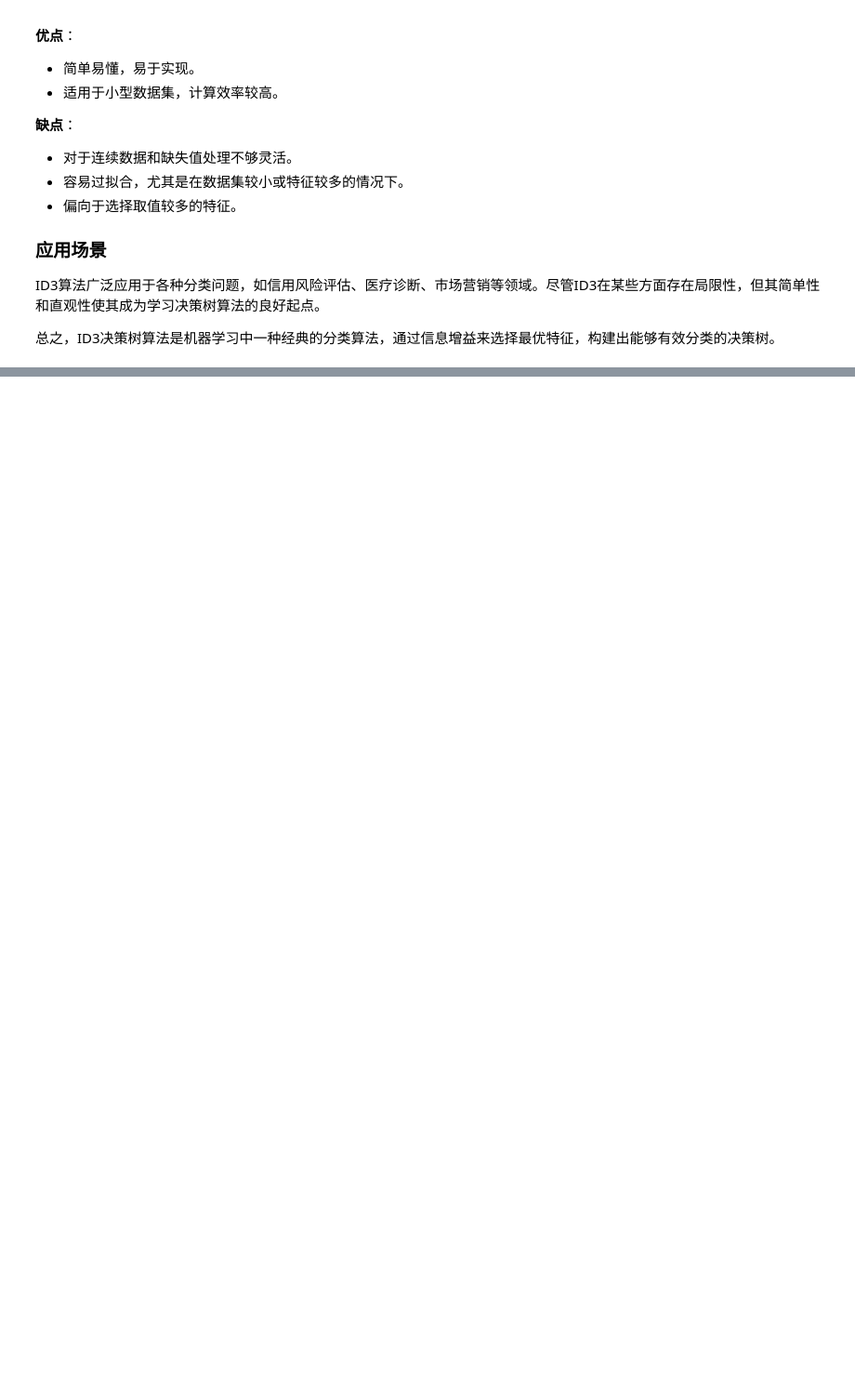
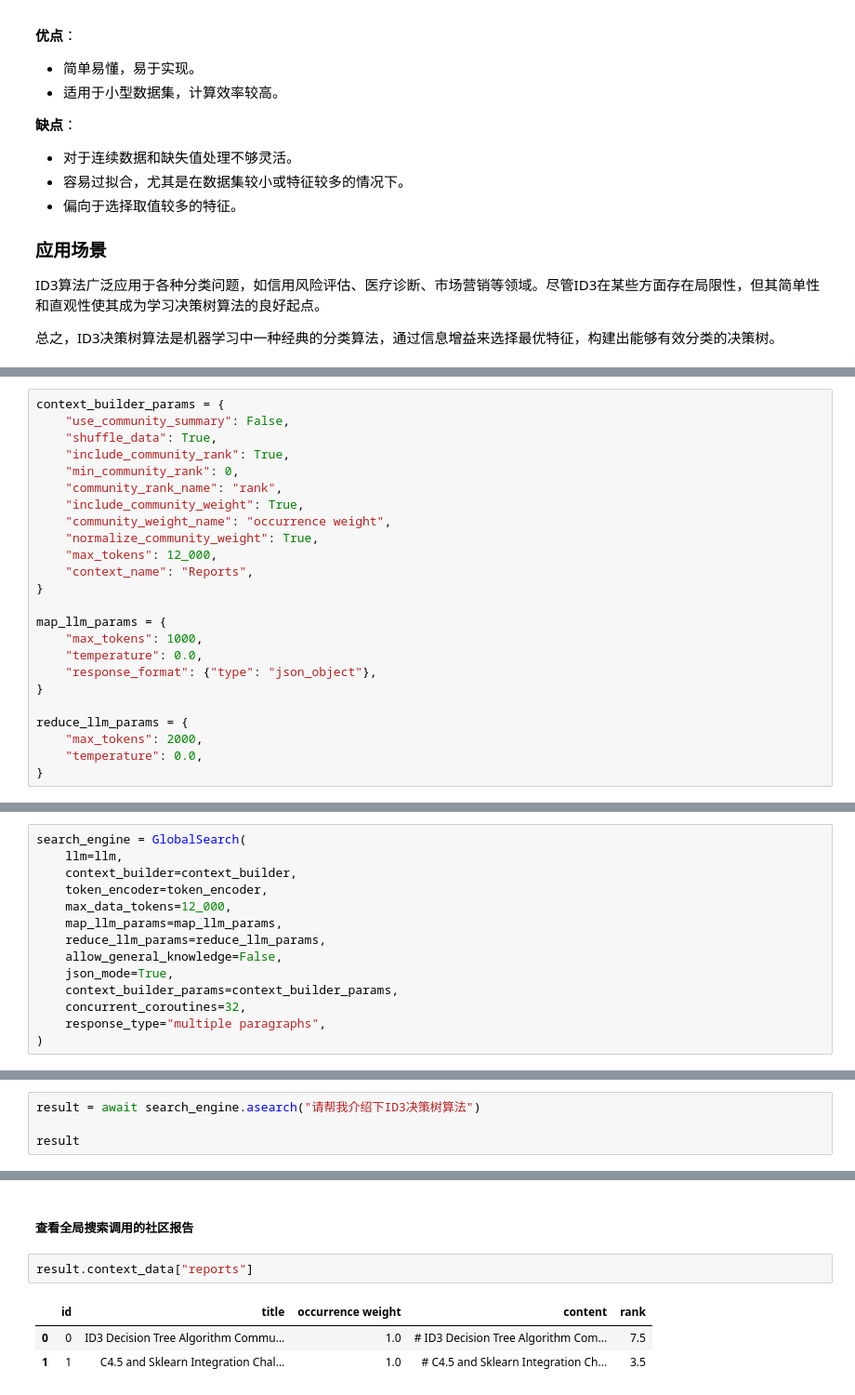
Before and after one commit to JIAWENee/ms-graphrag-deploy, a Jupyter notebook: graphrag_quick_start.ipynb, the cells around one changed output, grey strips where cells are left out. Shown: that part at 93% size. Saved outputs shown, nothing was run; the diff lists cells and outputs as text; blank space fills up the shorter version.

```diff
--- a/graphrag_quick_start.ipynb
+++ b/graphrag_quick_start.ipynb
@@ -968,0 +1046,24 @@ ID3算法广泛应用于各种分类问题，如信用风险评估、医疗诊
+# %%
+context_builder_params = {
+    "use_community_summary": False,
+    "shuffle_data": True,
+    "include_community_rank": True,
+    "min_community_rank": 0,
+    "community_rank_name": "rank",
+    "include_community_weight": True,
+    "community_weight_name": "occurrence weight",
+    "normalize_community_weight": True,
+    "max_tokens": 12_000,
+    "context_name": "Reports",
+}
+
+map_llm_params = {
+    "max_tokens": 1000,
+    "temperature": 0.0,
+    "response_format": {"type": "json_object"},
+}
+
+reduce_llm_params = {
+    "max_tokens": 2000,
+    "temperature": 0.0,
+}
@@ -968,0 +1072,14 @@ ID3算法广泛应用于各种分类问题，如信用风险评估、医疗诊
+# %%
+search_engine = GlobalSearch(
+    llm=llm,
+    context_builder=context_builder,
+    token_encoder=token_encoder,
+    max_data_tokens=12_000,
+    map_llm_params=map_llm_params,
+    reduce_llm_params=reduce_llm_params,
+    allow_general_knowledge=False,
+    json_mode=True,
+    context_builder_params=context_builder_params,
+    concurrent_coroutines=32,
+    response_type="multiple paragraphs",
+)
@@ -968,0 +1130,4 @@ ID3算法广泛应用于各种分类问题，如信用风险评估、医疗诊
+# %%
+result = await search_engine.asearch("请帮我介绍下ID3决策树算法")
+
+result
@@ -968,0 +1160,8 @@ ID3算法广泛应用于各种分类问题，如信用风险评估、医疗诊
+# %% [markdown]
+##### 查看全局搜索调用的社区报告
+# %%
+result.context_data["reports"]
+# %% [output]
+|  | id | title | occurrence weight | content | rank |
+| 0 | 0 | ID3 Decision Tree Algorithm Commu... | 1.0 | # ID3 Decision Tree Algorithm Com... | 7.5 |
+| 1 | 1 | C4.5 and Sklearn Integration Chal... | 1.0 | # C4.5 and Sklearn Integration Ch... | 3.5 |
```
Also changed, not shown: parts of 19 cells of this notebook.
